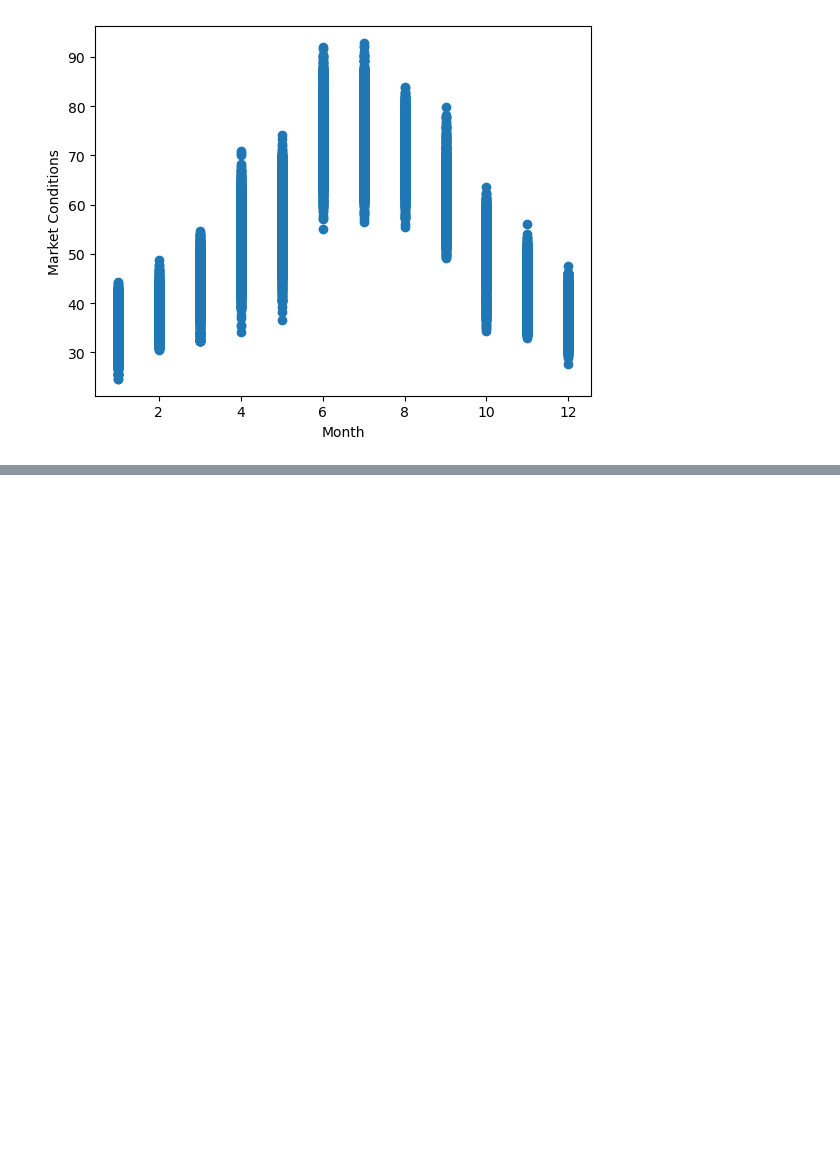
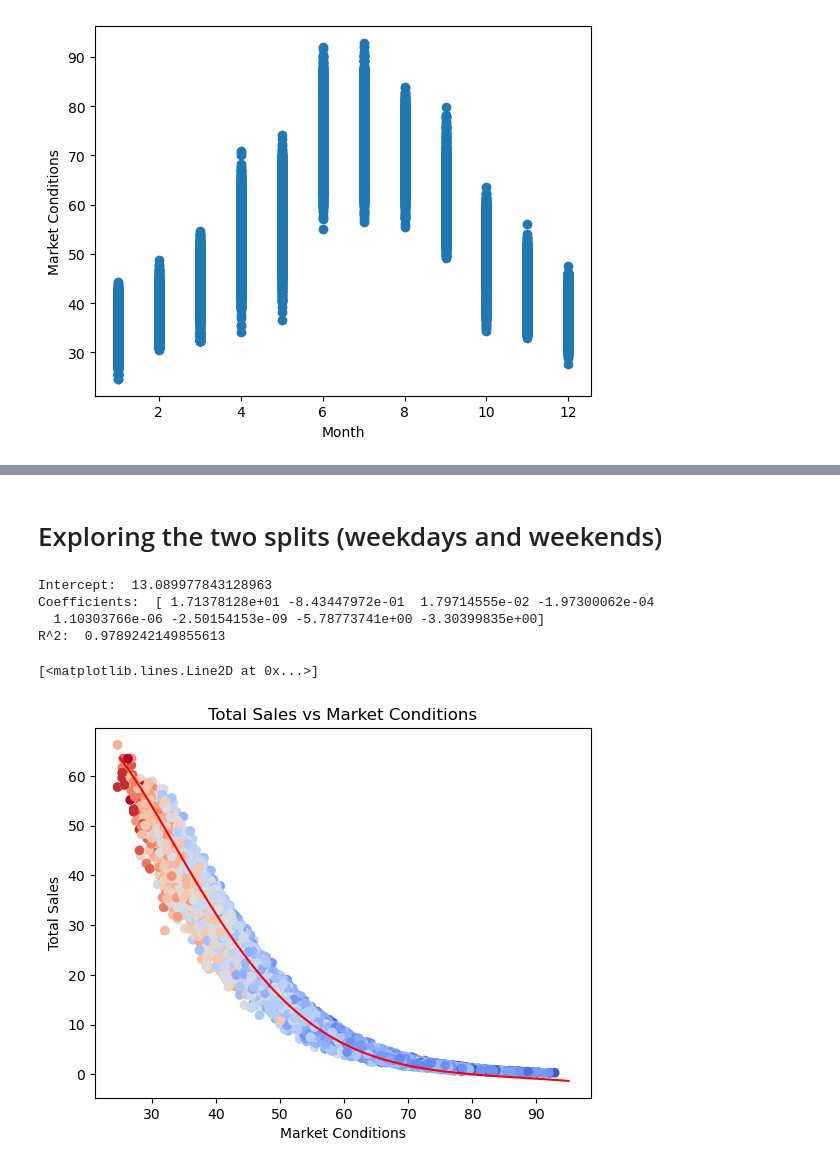
Before and after one commit to Vileh/UCL_Pricing_Algorithm_Research_Study, a Jupyter notebook: eda.ipynb, the cells around one changed output, grey strips where cells are left out. Cells and saved outputs as stored; diff of their text form; code cells hidden in the pictures; blank space fills up the shorter version.

```diff
--- a/eda.ipynb
+++ b/eda.ipynb
@@ -219,0 +114,41 @@ plt.hist(data['output_own_cost'], bins=20)
+# %% [markdown]
+# Exploring the two splits (weekdays and weekends)
+# %%
+# Linear regression y=TS
+# Note: make output_x**3 part of X
+from sklearn.preprocessing import PolynomialFeatures
+from sklearn.linear_model import LinearRegression
+
+# Regression on weekdays
+data_to_reg = data.loc[data['bool_week_day'] == 1]
+
+degree = 6
+poly = PolynomialFeatures(degree)
+output_X_poly = np.array(poly.fit_transform(data_to_reg['output_X'].values.reshape(-1, 1)))
+
+X = np.concatenate((output_X_poly[:, 1:], data_to_reg['output_own_price'].values.reshape(-1, 1), data_to_reg['output_comp_price'].values.reshape(-1, 1)), axis=1)
+y = data_to_reg['total_sales']
+
+reg_weekdays = LinearRegression().fit(X, y)
+
+print('Intercept: ', reg_weekdays.intercept_)
+print('Coefficients: ', reg_weekdays.coef_)
+print('R^2: ', reg_weekdays.score(X, y))
+
+# Plot
+data_to_plot = data.loc[data['bool_week_day'] == 1]
+plt.scatter(data_to_plot['output_X'], data_to_plot['total_sales'], c=data_to_plot['output_own_price'], cmap='coolwarm')
+
+plt.xlabel('Market Conditions')
+plt.ylabel('Total Sales')
+plt.title('Total Sales vs Market Conditions')
+
+line = np.linspace(25, 95, 100)
+plt.plot(line, reg_weekdays.intercept_ + np.sum([reg_weekdays.coef_[i]*line**(i+1) for i in range(degree)],axis=0) + reg_weekdays.coef_[degree]*data_to_plot['output_own_price'].mean() + reg_weekdays.coef_[degree+1]*data_to_plot['output_comp_price'].mean(), 'r')
+# %% [output]
+Intercept:  13.089977843128963
+Coefficients:  [ 1.71378128e+01 -8.43447972e-01  1.79714555e-02 -1.97300062e-04
+  1.10303766e-06 -2.50154153e-09 -5.78773741e+00 -3.30399835e+00]
+R^2:  0.9789242149855613
+[<matplotlib.lines.Line2D at 0x...>]
+[figure, added]
```
Also changed, not shown: parts of 27 cells of this notebook.
